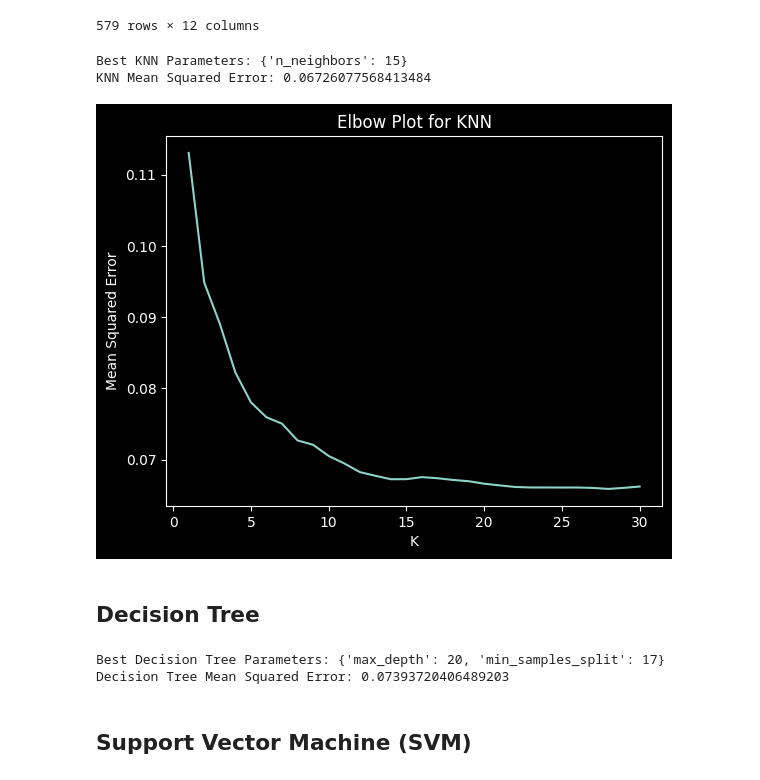
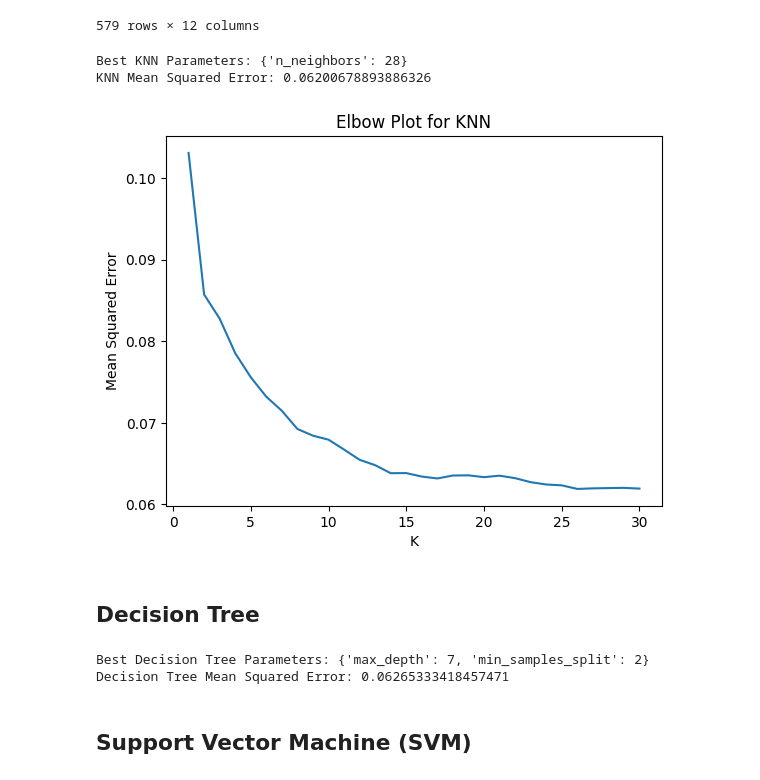
Before and after one commit to joaopcvieira/CMC-13, a Jupyter notebook: Lab Final/main.ipynb, the cells around one changed output. Saved outputs shown, nothing was run; the diff lists cells and outputs as text; code cells hidden in the pictures.

```diff
--- a/Lab Final/main.ipynb
+++ b/Lab Final/main.ipynb
@@ -307,3 +331,5 @@ sns.pairplot(df_train[['pool', 'ac', 'parking', 'hot_tub',
+# %%
+df_train = df_train[df_train['price'] < 2500]
 # %%
 sns.pairplot(df_train[['cats','dogs','price']])
 # %% [output]
@@ -484,7 +512,6 @@ X_test
 | 9794 | 0.333333 | 0.6 | 1.000000 | 0.358709 | 0.800201 | 0.0 | 0.0 | 0.0 | 0.0 | ... |
 579 rows × 12 columns
 # %%
-df_train = df_train.loc[df_train.price < 2500]
 y_train = df_train['price']
 X_train = df_train.drop(columns=['price'])
 
@@ -555,36 +582,36 @@ print("Best KNN Parameters:", knn_grid.best_params_)
 
 # Prever no conjunto de teste
 knn_predictions = knn_grid.predict(X_test)
 
 # Avaliar o modelo
 knn_mse = mean_squared_error(y_test, knn_predictions)
 print("KNN Mean Squared Error:", knn_mse)
 
 
 # Definir os hiperparâmetros a serem ajustados
 knn_params = {'n_neighbors': range(1, 31)}
 
 # Initialize an empty list to store the MSE values
 mse_values = []
 
 # Calculate the MSE for each K value
 for k in k_values:
     knn = KNeighborsRegressor(n_neighbors=k)
     knn.fit(X_train, y_train)
     knn_predictions = knn.predict(X_test)
     mse = mean_squared_error(y_test, knn_predictions)
     mse_values.append(mse)
 
 # Plot the elbow plot
 plt.plot(k_values, mse_values)
 plt.xlabel('K')
 plt.ylabel('Mean Squared Error')
 plt.title('Elbow Plot for KNN')
 plt.show()
 # %% [output]
-Best KNN Parameters: {'n_neighbors': 15}
-KNN Mean Squared Error: 0.06726077568413484
+Best KNN Parameters: {'n_neighbors': 28}
+KNN Mean Squared Error: 0.06200678893886326
-[figure, old version]
+[figure, new version]
 # %% [markdown]
 ## Decision Tree
 # %%
@@ -611,7 +638,7 @@ X_test = X_test[['bathrooms', 'bedrooms', 'square_feet', 'latitude', 'longitude'
        'ac', 'parking', 'hot_tub', 'location_cluster', 'cats', 'dogs']]
 # %%
 # Definir os hiperparâmetros a serem ajustados
-tree_params = {'max_depth': range(1, 21), 'min_samples_split': range(2, 21)}
+tree_params = {'max_depth': range(1, 8), 'min_samples_split': range(2, 21)}
 
 # Inicializar o modelo
 tree = DecisionTreeRegressor()
@@ -632,8 +659,8 @@ tree_predictions = tree_grid.predict(X_test)
 tree_mse = mean_squared_error(y_test, tree_predictions)
 print("Decision Tree Mean Squared Error:", tree_mse)
 # %% [output]
-Best Decision Tree Parameters: {'max_depth': 20, 'min_samples_split': 17}
-Decision Tree Mean Squared Error: 0.07393720406489203
+Best Decision Tree Parameters: {'max_depth': 7, 'min_samples_split': 2}
+Decision Tree Mean Squared Error: 0.06265333418457471
 # %% [markdown]
 ## Support Vector Machine (SVM)
 # %%
```
Also changed, not shown: parts of 19 cells of this notebook.
